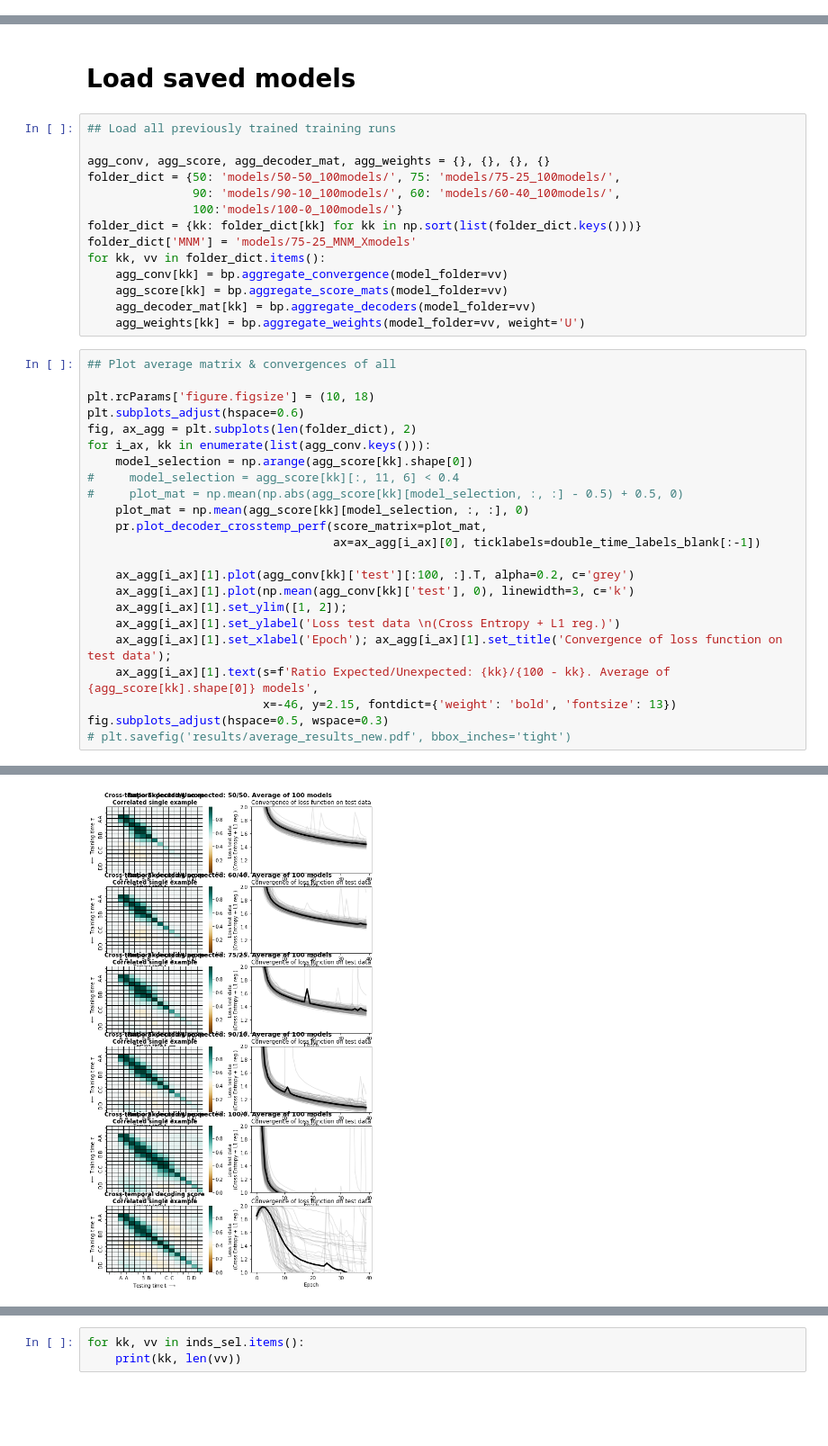
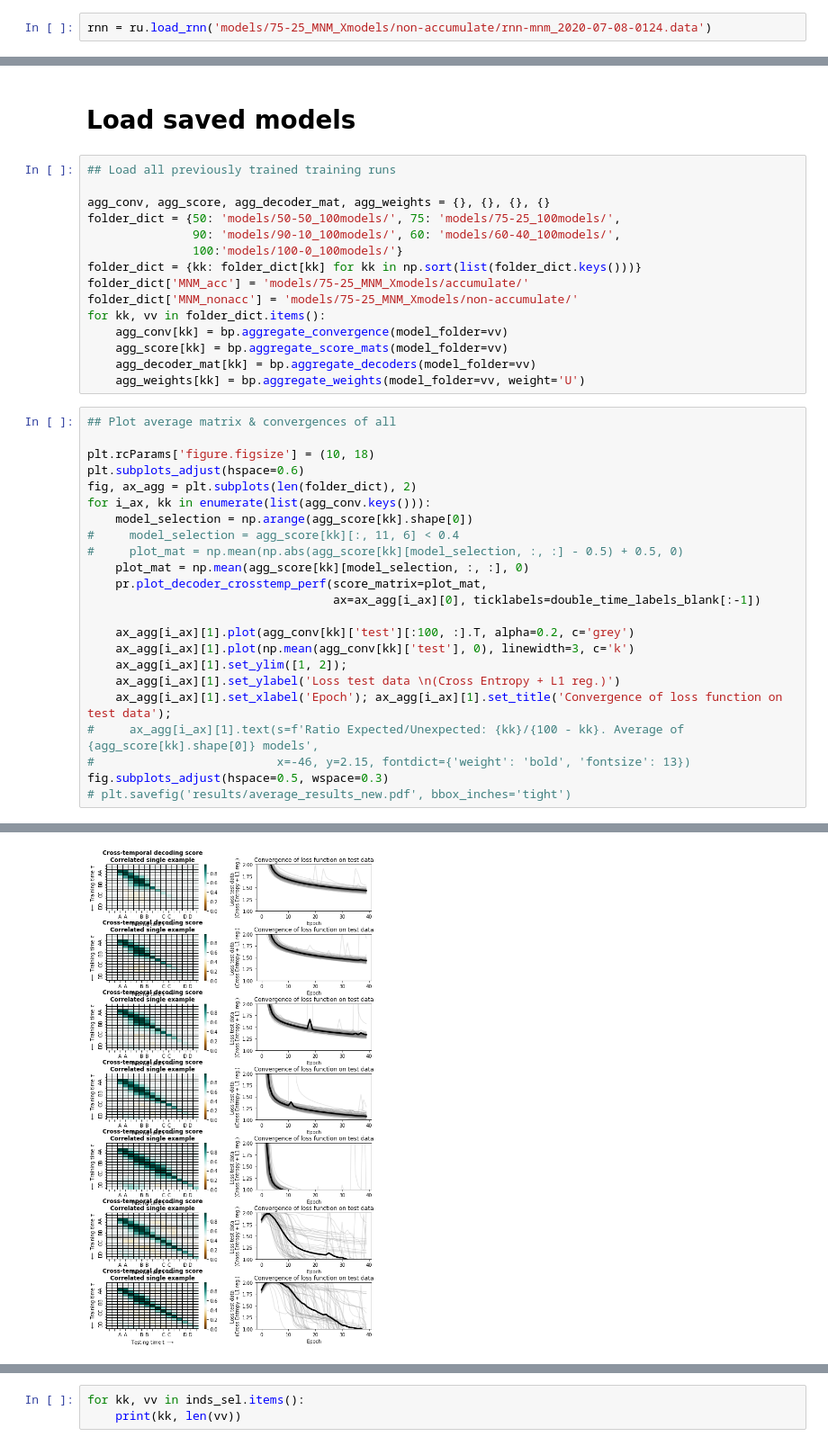
Before and after one commit to vdplasthijs/eavesdropping, a Jupyter notebook: bptt_sequence_coding.ipynb, the cells around one changed output, grey strips where cells are left out. Shown at 90% size. Cells and saved outputs as stored; diff of their text form; blank space fills up the shorter version.

Commit message:
stable switch cells plots

```diff
--- a/bptt_sequence_coding.ipynb
+++ b/bptt_sequence_coding.ipynb
@@ -201,5 +201,7 @@ rnn.save_model(folder='models/')
 # %% [output]
 RNN-MNM model saved as rnn-mnm_2020-07-07-1650.data
+# %%
+rnn = ru.load_rnn('models/75-25_MNM_Xmodels/non-accumulate/rnn-mnm_2020-07-08-0124.data')
 # %%
 plt.rcParams['figure.figsize'] = (6, 4)
 k = 0
@@ -454,7 +456,8 @@ folder_dict = {50: 'models/50-50_100models/', 75: 'models/75-25_100models/',
                90: 'models/90-10_100models/', 60: 'models/60-40_100models/',
                100:'models/100-0_100models/'}
 folder_dict = {kk: folder_dict[kk] for kk in np.sort(list(folder_dict.keys()))}
-folder_dict['MNM'] = 'models/75-25_MNM_Xmodels'
+folder_dict['MNM_acc'] = 'models/75-25_MNM_Xmodels/accumulate/'
+folder_dict['MNM_nonacc'] = 'models/75-25_MNM_Xmodels/non-accumulate/'
 for kk, vv in folder_dict.items():
     agg_conv[kk] = bp.aggregate_convergence(model_folder=vv)
     agg_score[kk] = bp.aggregate_score_mats(model_folder=vv)
@@ -479,8 +482,8 @@ for i_ax, kk in enumerate(list(agg_conv.keys())):
     ax_agg[i_ax][1].set_ylim([1, 2]);
     ax_agg[i_ax][1].set_ylabel('Loss test data \n(Cross Entropy + L1 reg.)')
     ax_agg[i_ax][1].set_xlabel('Epoch'); ax_agg[i_ax][1].set_title('Convergence of loss function on test data');
-    ax_agg[i_ax][1].text(s=f'Ratio Expected/Unexpected: {kk}/{100 - kk}. Average of {agg_score[kk].shape[0]} models',
-                         x=-46, y=2.15, fontdict={'weight': 'bold', 'fontsize': 13})
+#     ax_agg[i_ax][1].text(s=f'Ratio Expected/Unexpected: {kk}/{100 - kk}. Average of {agg_score[kk].shape[0]} models',
+#                          x=-46, y=2.15, fontdict={'weight': 'bold', 'fontsize': 13})
 fig.subplots_adjust(hspace=0.5, wspace=0.3)
 # plt.savefig('results/average_results_new.pdf', bbox_inches='tight')
 # %% [output]
@@ -489,4 +491,4 @@ TypeError: unsupported operand type(s) for -: 'int' and 'str'
-[figure, old version]
+[figure, new version]
 # %%
 ## Define different codes
 low_bound = 0.4  # rather arbitrary
```
Also changed, not shown: parts of 16 cells of this notebook, 5 other files.
